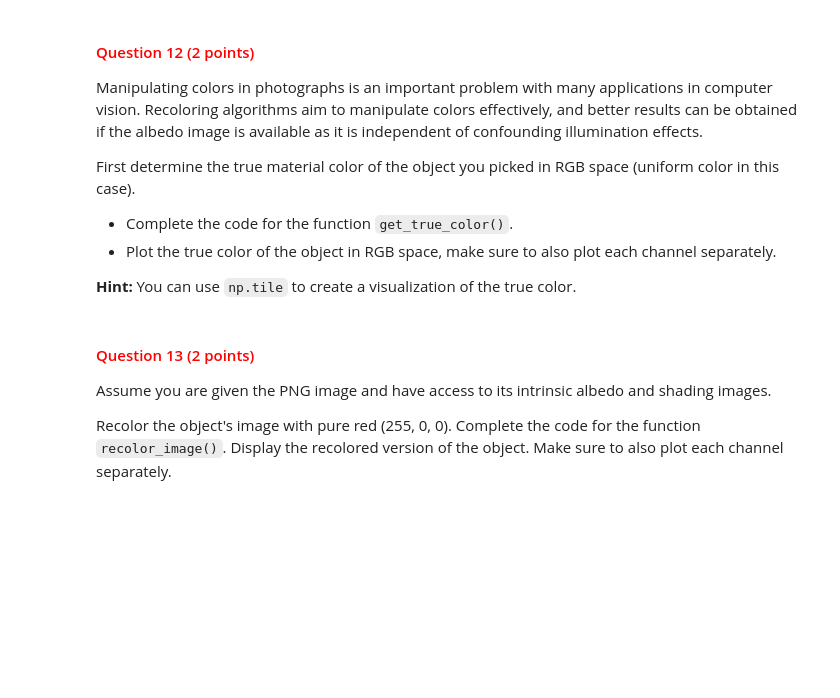
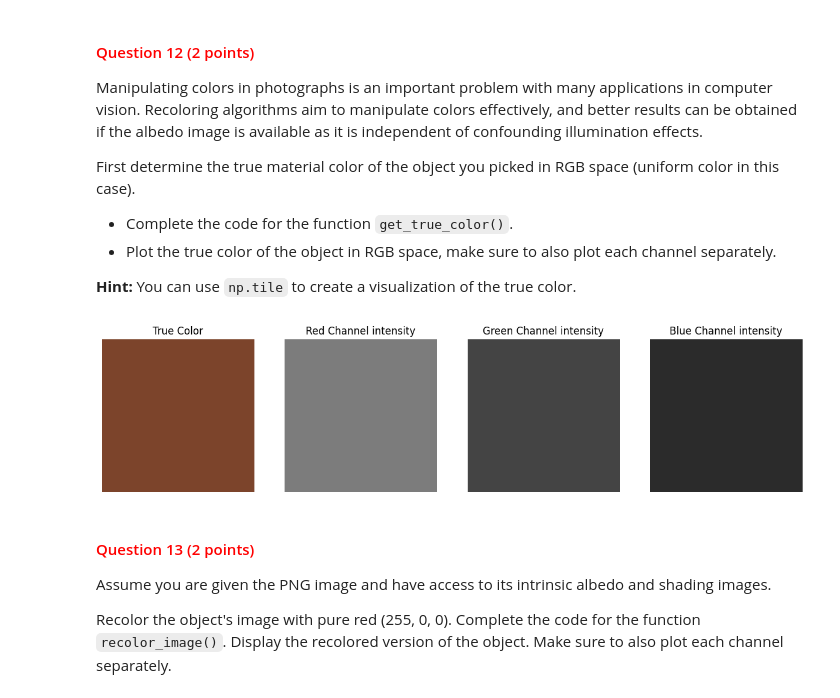
Before and after one commit to Coluding/cv1labs, a Jupyter notebook: cv1-lab-1.ipynb, the cells around one changed output. Drawn from its saved outputs; the diff is of its cells as text; code cells hidden in the pictures; blank space fills up the shorter version.

```diff
--- a/cv1-lab-1.ipynb
+++ b/cv1-lab-1.ipynb
@@ -571,20 +612,3 @@ First determine the true material color of the object you picked in RGB space (u
 - Plot the true color of the object in RGB space, make sure to also plot each channel separately.
 
 **Hint:** You can use `np.tile` to create a visualization of the true color.
-# %%
-def get_true_color(albedo_img):
-    """
-    Determines the true material color of the object in the albedo image.
-
-    This function calculates the average RGB color in the albedo image, which represents the true material color of the object.
-
-    Args:
-        albedo_img: Albedo (reflectance) image
-
-    Returns:
-        true_colour: True material color of the object in RGB space
-    """
-
-    # YOUR CODE HERE
-
-    return true_colour
@@ -597,3 +646,38 @@ true_color = get_true_color(obj_alb_rgb)
+# %%
+# get the true color of the object's albedo image
+obj_alb_rgb = cv2.cvtColor(obj_alb, cv2.COLOR_BGR2RGB)
+true_color = get_true_color(obj_alb_rgb)
+
+# YOUR CODE HERE
+fig, axes = plt.subplots(1, 4, figsize=(15, 15))
+
+# Plot the true color
+true_img = np.ones((100, 100, 3), dtype=np.uint8) * true_color
+axes[0].imshow(true_img)
+axes[0].set_title('True Color')
+axes[0].axis('off')
+
+# Plot red channel
+red_channel = np.ones((100, 100), dtype=np.uint8) * true_color[0]
+axes[1].imshow(red_channel, cmap='gray', vmin=0, vmax=255)
+axes[1].set_title('Red Channel intensity')
+axes[1].axis('off')
+
+# Plot green channel
+green_channel = np.ones((100, 100), dtype=np.uint8) * true_color[1]
+axes[2].imshow(green_channel, cmap='gray', vmin=0, vmax=255)
+axes[2].set_title('Green Channel intensity')
+axes[2].axis('off')
+
+# Plot blue channel
+blue_channel = np.ones((100, 100), dtype=np.uint8) * true_color[2]
+axes[3].imshow(blue_channel, cmap='gray', vmin=0, vmax=255)
+axes[3].set_title('Blue Channel intensity')
+axes[3].axis('off')
+
+plt.show()
+# %% [output]
+[figure, added]
 # %% [markdown]
 <a id="question-13"></a>
 #### <font color='#FF0000'>Question 13 (2 points)</font>
```
Also changed, not shown: parts of 34 cells of this notebook.
